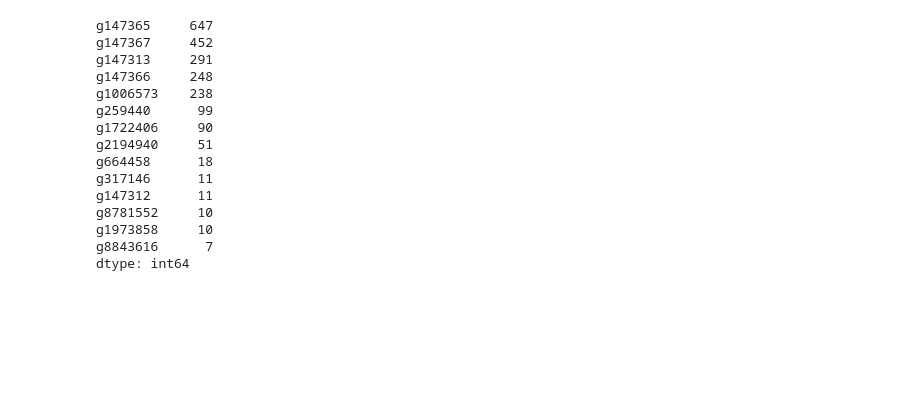
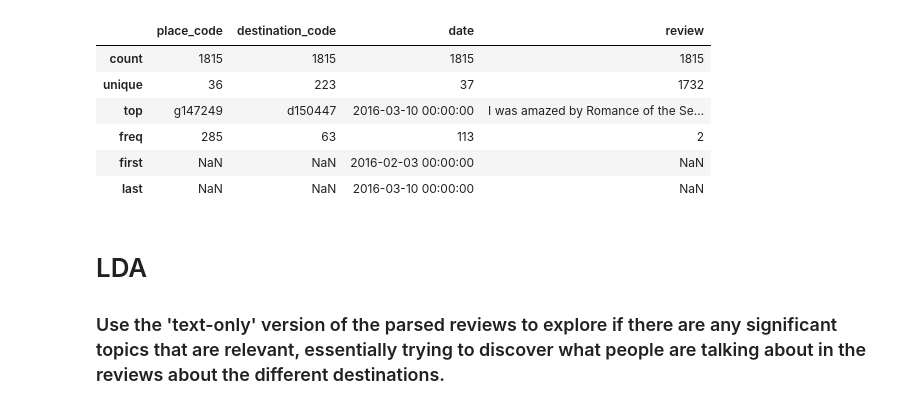
Before and after one commit to rogeliozunigarubio/data_science_final_project, a Jupyter notebook: Data Science Final Project.ipynb, the cells around one changed output. Cells and saved outputs as stored; diff of their text form; code cells hidden in the pictures; blank space fills up the shorter version.

```diff
--- a/Data Science Final Project.ipynb
+++ b/Data Science Final Project.ipynb
@@ -34,21 +54,17 @@ reviews.fillna('').head(20)
 # %%
 reviews['date'] = pd.to_datetime(reviews['date'])
-# %%
-reviews['place_code'].value_counts()
-# %% [output]
-g147365     647
-g147367     452
-g147313     291
-g147366     248
-g1006573    238
-g259440      99
-g1722406     90
-g2194940     51
-g664458      18
-g317146      11
-g147312      11
-g8781552     10
-g1973858     10
-g8843616      7
-dtype: int64
+# %%
+reviews.describe()
+# %% [output]
+|  | place_code | destination_code | date | review |
+| count | 1815 | 1815 | 1815 | 1815 |
+| unique | 36 | 223 | 37 | 1732 |
+| top | g147249 | d150447 | 2016-03-10 00:00:00 | I was amazed by Romance of the Se... |
+| freq | 285 | 63 | 113 | 2 |
+| first | NaN | NaN | 2016-02-03 00:00:00 | NaN |
+| last | NaN | NaN | 2016-03-10 00:00:00 | NaN |
+# %% [markdown]
+# LDA
+
+### Use the 'text-only' version of the parsed reviews to explore if there are any significant topics that are relevant, essentially trying to discover what people are talking about in the reviews about the different destinations.
 # %%
```
Also changed, not shown: parts of 9 cells of this notebook, 5 other files.
